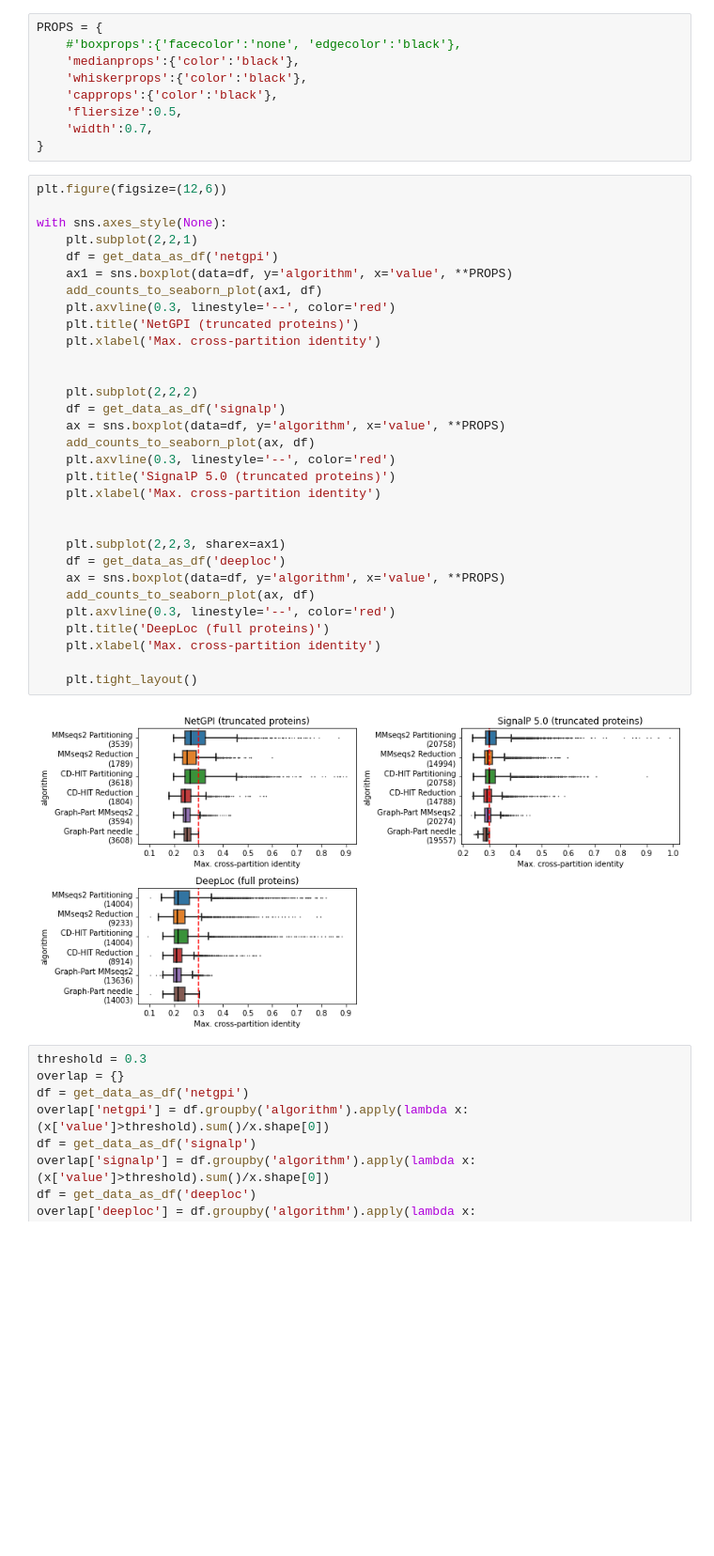
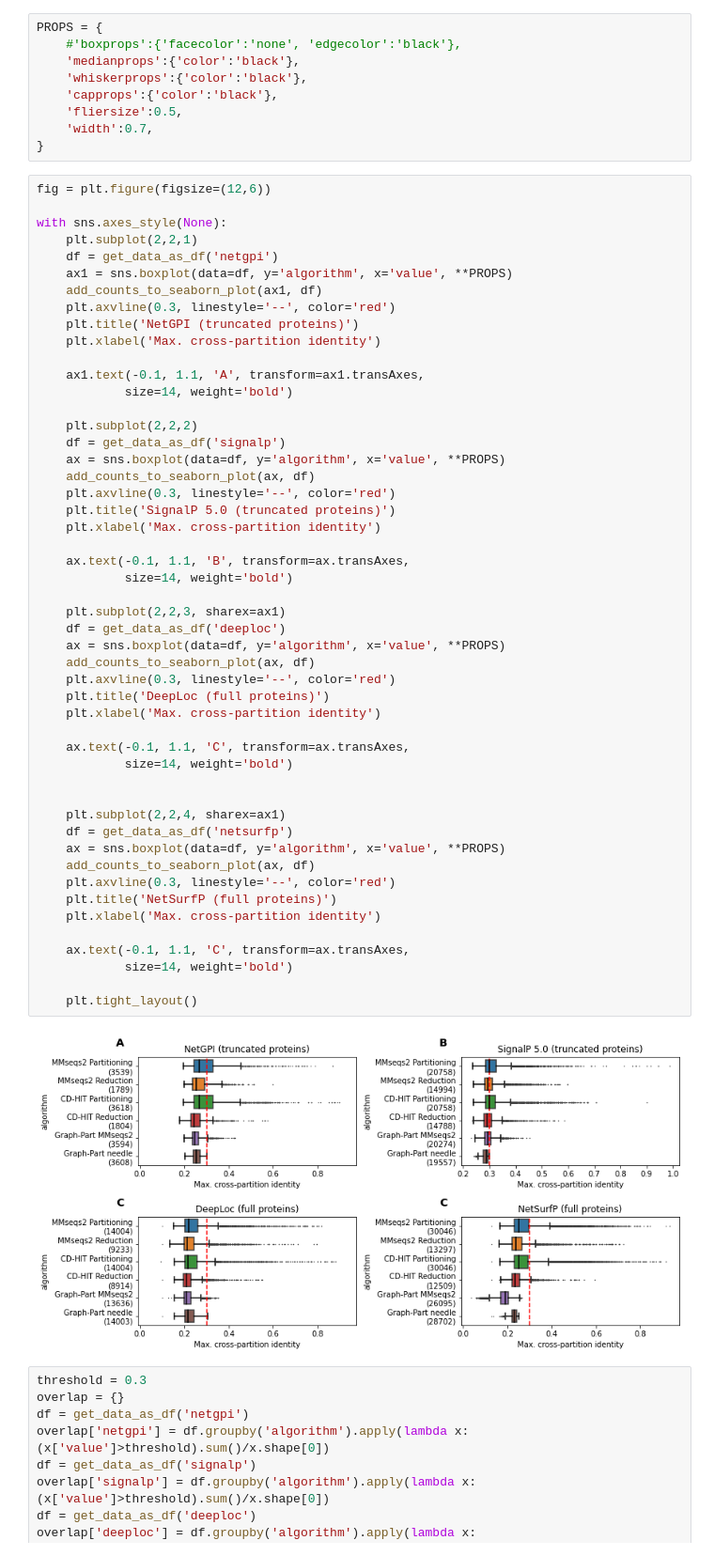
Before and after one commit to graph-part/graph-part, a Jupyter notebook: benchmarking/figures.ipynb, the cells around one changed output. Shown at 94% size. Drawn from its saved outputs; the diff is of its cells as text; blank space fills up the shorter version.

Commit message:
netsurfp results

```diff
--- a/benchmarking/figures.ipynb
+++ b/benchmarking/figures.ipynb
@@ -118,38 +118,57 @@ PROPS = {
     'width':0.7,
 }
 # %%
-plt.figure(figsize=(12,6))
+fig = plt.figure(figsize=(12,6))
 
 with sns.axes_style(None):
     plt.subplot(2,2,1)
     df = get_data_as_df('netgpi')
     ax1 = sns.boxplot(data=df, y='algorithm', x='value', **PROPS)
     add_counts_to_seaborn_plot(ax1, df)
     plt.axvline(0.3, linestyle='--', color='red')
     plt.title('NetGPI (truncated proteins)')
     plt.xlabel('Max. cross-partition identity')
 
+    ax1.text(-0.1, 1.1, 'A', transform=ax1.transAxes,
+            size=14, weight='bold')
 
     plt.subplot(2,2,2)
     df = get_data_as_df('signalp')
     ax = sns.boxplot(data=df, y='algorithm', x='value', **PROPS)
     add_counts_to_seaborn_plot(ax, df)
     plt.axvline(0.3, linestyle='--', color='red')
     plt.title('SignalP 5.0 (truncated proteins)')
     plt.xlabel('Max. cross-partition identity')
 
+    ax.text(-0.1, 1.1, 'B', transform=ax.transAxes,
+            size=14, weight='bold')
 
     plt.subplot(2,2,3, sharex=ax1)
     df = get_data_as_df('deeploc')
     ax = sns.boxplot(data=df, y='algorithm', x='value', **PROPS)
     add_counts_to_seaborn_plot(ax, df)
     plt.axvline(0.3, linestyle='--', color='red')
     plt.title('DeepLoc (full proteins)')
     plt.xlabel('Max. cross-partition identity')
 
+    ax.text(-0.1, 1.1, 'C', transform=ax.transAxes,
+            size=14, weight='bold')
+
+
+    plt.subplot(2,2,4, sharex=ax1)
+    df = get_data_as_df('netsurfp')
+    ax = sns.boxplot(data=df, y='algorithm', x='value', **PROPS)
+    add_counts_to_seaborn_plot(ax, df)
+    plt.axvline(0.3, linestyle='--', color='red')
+    plt.title('NetSurfP (full proteins)')
+    plt.xlabel('Max. cross-partition identity')
+
+    ax.text(-0.1, 1.1, 'C', transform=ax.transAxes,
+            size=14, weight='bold')
+
     plt.tight_layout()
 # %% [output]
-[figure, old version]
+[figure, new version]
 # %%
 threshold = 0.3
 overlap = {}
```
Also changed, not shown: parts of 4 cells of this notebook, 16 other files.
